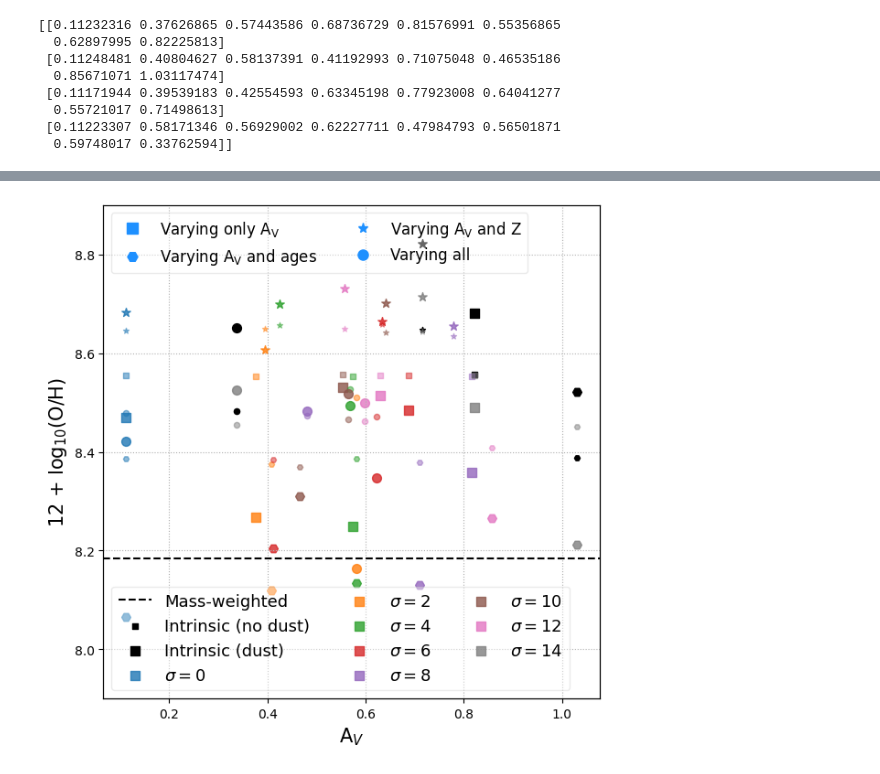
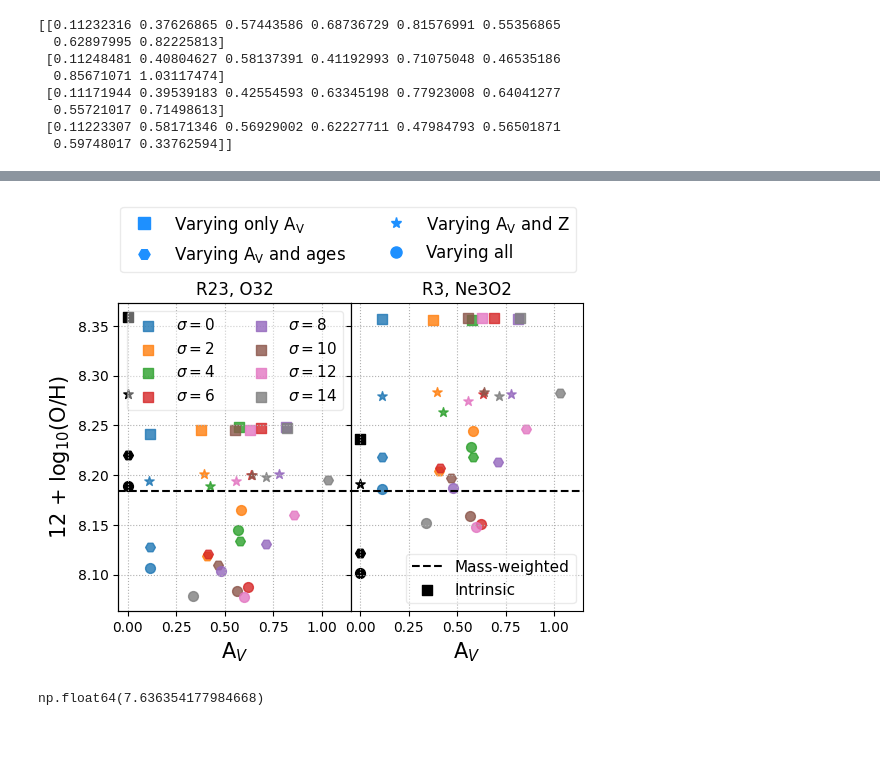
Before and after one commit to aswinpvijayan/line_ratio_reliability, a Jupyter notebook: mzr.ipynb, the cells around one changed output, grey strips where cells are left out. Drawn from its saved outputs; the diff is of its cells as text; code cells hidden in the pictures; blank space fills up the shorter version.

```diff
--- a/mzr.ipynb
+++ b/mzr.ipynb
@@ -481,6 +531,7 @@ for jj, kk in enumerate(all_gals):
         tmp['R3'] = tmp['[OIII]5007']/tmp["Hbeta"]
         tmp['Ne3O2'] = tmp['NeIII3869']/tmp['[OII]3727,29']
         tmp['O32'] = tmp['[OIII]5007']/tmp['[OII]3727,29']
+        tmp['R2'] = tmp['[OII]3727,29']/tmp["Hbeta"]
         if ii==0:
             line_gals_att[jj] = {ii: tmp}
         else:
@@ -522,7 +573,7 @@ ok = np.random.randint(0, len(obs_x), 15)
 obs_x = obs_x[ok]
 obs_y = obs_y[ok]
 
-ax.errorbar(unumpy.nominal_values(obs_x), unumpy.nominal_values(obs_y), xerr=unumpy.std_devs(obs_x), yerr=unumpy.std_devs(obs_y), label='PRIMAL (Heintz+2024)', color='brown', marker='p', ls='None', alpha=0.5, markersize=8)
+ax.errorbar(unumpy.nominal_values(obs_x), unumpy.nominal_values(obs_y), xerr=unumpy.std_devs(obs_x), yerr=unumpy.std_devs(obs_y), label='PRIMAL (Heintz+2025)', color='brown', marker='p', ls='None', alpha=0.5, markersize=8)
 
 ax.legend(fontsize=12, ncols=2, loc='upper right')
 
@@ -542,47 +610,65 @@ plt.show()
 [figure]
 # %%
-fig, ax = plt.subplots(nrows = 1, ncols = 1, figsize=(7, 7), sharex=True, sharey=True, facecolor='w', edgecolor='k')
-twinax = ax.twinx()
+fig, axs = plt.subplots(nrows = 1, ncols = 2, figsize=(6, 4), sharex=True, sharey=True, facecolor='w', edgecolor='k')
+axs = axs.ravel()
+twinax = axs[0].twinx()
 
 markers = ['s', 'H', '*', 'o']
 custom = [Line2D([], [], marker=ii, markersize=8, color='dodgerblue', linestyle='None') for ii in markers]
 
-ax.axhline(y=logOH[0], label='Mass-weighted', color='black', ls='dashed')
+axs[0].axhline(y=logOH[0], color='black', ls='dashed')
+axs[1].axhline(y=logOH[0], label='Mass-weighted', color='black', ls='dashed')
 
 for jj in range(4):
 
     if jj==0:
-        ax.scatter(Av[jj][ii], compute_metallicity_nodust_correction(line_gals_int[jj])[0], color='black', s=20, marker=markers[jj], label='Intrinsic (no dust)')
-        ax.scatter(Av[jj][ii], compute_metallicity_dust_correction(line_gals_int[jj], dust=False)[0], color='black', s=50, marker=markers[jj], label='Intrinsic (dust)')
+        axs[0].scatter(0.0, compute_metallicity_nodust_correction(line_gals_int[jj])[0], color='black', s=50, marker=markers[jj])
+        axs[1].scatter(0.0, compute_metallicity_dust_correction(line_gals_int[jj], dust=False)[0], color='black', s=50, marker=markers[jj], label='Intrinsic')
+
     else:
-        ax.scatter(Av[jj][ii], compute_metallicity_nodust_correction(line_gals_int[jj])[0], color='black', s=20, marker=markers[jj])
-        ax.scatter(Av[jj][ii], compute_metallicity_dust_correction(line_gals_int[jj], dust=False)[0], color='black', s=50, marker=markers[jj])
+        axs[0].scatter(0.0, compute_metallicity_nodust_correction(line_gals_int[jj])[0], color='black', s=50, marker=markers[jj])
+        axs[1].scatter(0.0, compute_metallicity_dust_correction(line_gals_int[jj], dust=False)[0], color='black', s=50, marker=markers[jj])
+
 
     for ii in range(num_gals):
         color = plt.cm.tab10(ii)
 
         if jj==0:
-            ax.scatter(Av[jj][ii], compute_metallicity_dust_correction(line_gals_att[jj][ii])[0], color=color, s=50, marker=markers[jj], alpha=0.8, label=rF'$\sigma={nsigma[ii]}$')
+            axs[0].scatter(Av[jj][ii], compute_metallicity_dust_correction(line_gals_att[jj][ii])[0], color=color, s=50, marker=markers[jj], alpha=0.8, label=rF'$\sigma={nsigma[ii]}$')
 
         else:
-            ax.scatter(Av[jj][ii], compute_metallicity_dust_correction(line_gals_att[jj][ii])[0], color=color, s=50, marker=markers[jj], alpha=0.8)
+            axs[0].scatter(Av[jj][ii], compute_metallicity_dust_correction(line_gals_att[jj][ii])[0], color=color, s=50, marker=markers[jj], alpha=0.8)
 
-        ax.scatter(Av[jj][ii], compute_metallicity_nodust_correction(line_gals_att[jj][ii])[0], color=color, s=20, marker=markers[jj], alpha=0.5)
+        axs[1].scatter(Av[jj][ii], compute_metallicity_nodust_correction(line_gals_att[jj][ii])[0], color=color, s=50, marker=markers[jj], alpha=0.8)
 
-ax.set_xlabel(r'A$_{V}$', fontsize=15)
-ax.set_ylabel(r'12 + log$_{10}$(O/H)', fontsize=15)
-ax.set_ylim(7.9,8.9)
-ax.grid(ls='dotted')
-ax.legend(frameon=True, fontsize=13, ncols=3, loc='lower left', framealpha=0.4)
-twinax.set_yticks([])
-twinax.set_yticklabels([])
 
-twinax.legend(custom, [r'Varying only A$_{\mathrm{V}}$', 'Varying A$_{\mathrm{V}}$ and ages', 'Varying A$_{\mathrm{V}}$ and Z', 'Varying all'], frameon=True, fontsize=12, loc="upper left", ncols=2, framealpha=0.4)
+for ax in axs:
+    ax.set_xlabel(r'A$_{V}$', fontsize=15)
+    # ax.set_ylim(7.95,8.3)
+    ax.grid(ls='dotted')
+
+    twinax.set_yticks([])
+    twinax.set_yticklabels([])
+    ax.set_xlim(-0.05, 1.15)
+
+axs[0].legend(frameon=True, fontsize=11, ncols=2, loc='upper right', framealpha=0.4)
+axs[1].legend(frameon=True, fontsize=11, ncols=1, loc='lower right', framealpha=0.4)
+
+axs[0].set_ylabel(r'12 + log$_{10}$(O/H)', fontsize=15)
+twinax.legend(custom, [r'Varying only A$_{\mathrm{V}}$', 'Varying A$_{\mathrm{V}}$ and ages', 'Varying A$_{\mathrm{V}}$ and Z', 'Varying all'], frameon=True, fontsize=12, loc=(0.01,1.1), ncols=2, framealpha=0.4)
+axs[0].set_title('R23, O32', fontsize=12)
+axs[1].set_title('R3, Ne3O2', fontsize=12)
+
+fig.subplots_adjust(hspace=0,wspace=0)
 
 plt.savefig('plots/toy_met_Av.png', dpi=300, bbox_inches='tight')
 plt.show()
 # %% [output]
-[figure, old version]
+[figure, new version]
+# %%
+compute_Izotov_Z(line_gals_int[3], dust=False)
+# %% [output]
+np.float64(7.636354177984668)
 # %%
 def flares_galaxies(ii, func, data):
 
```
Also changed, not shown: parts of 11 cells of this notebook, 2 other files.
